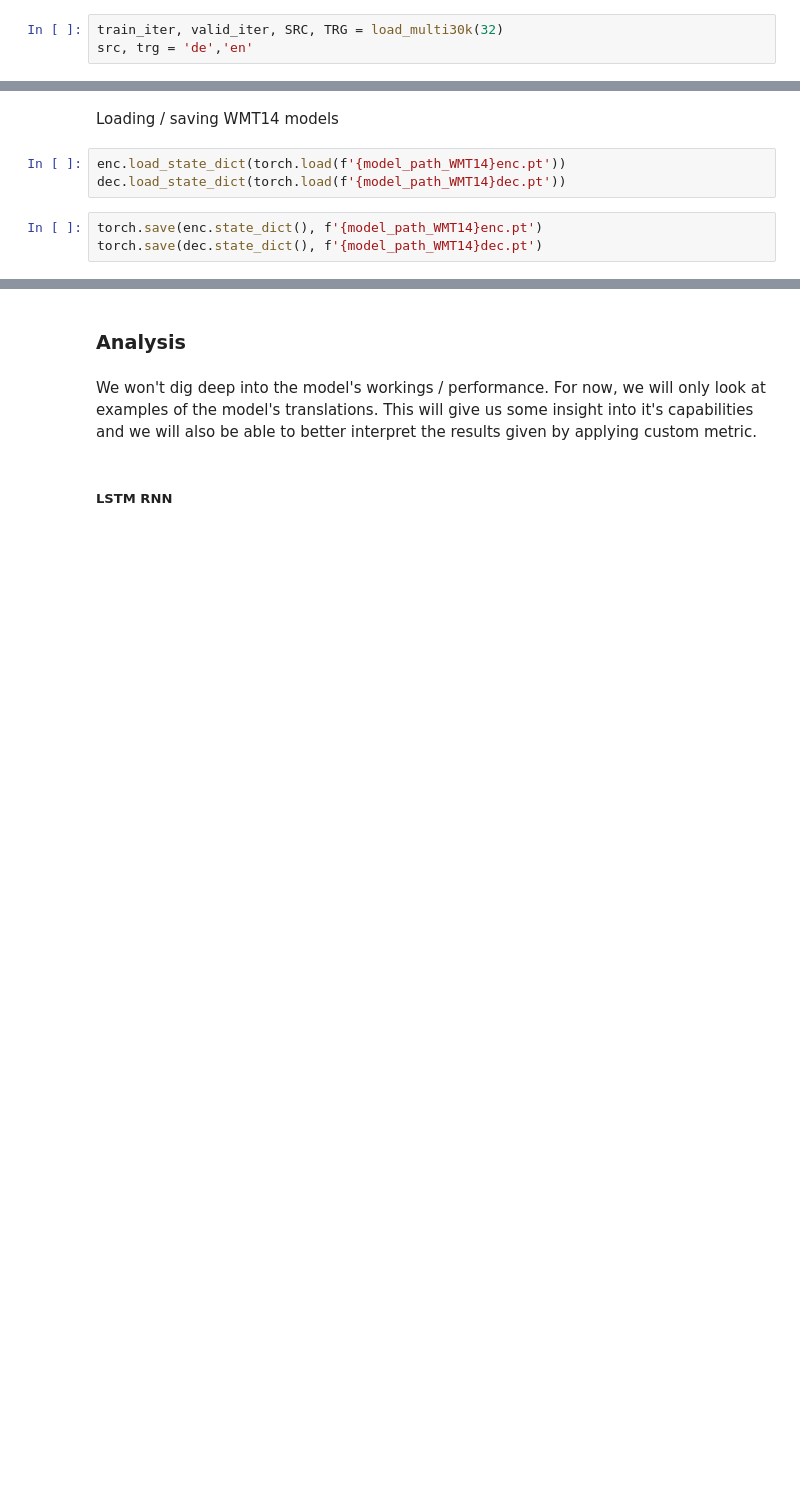
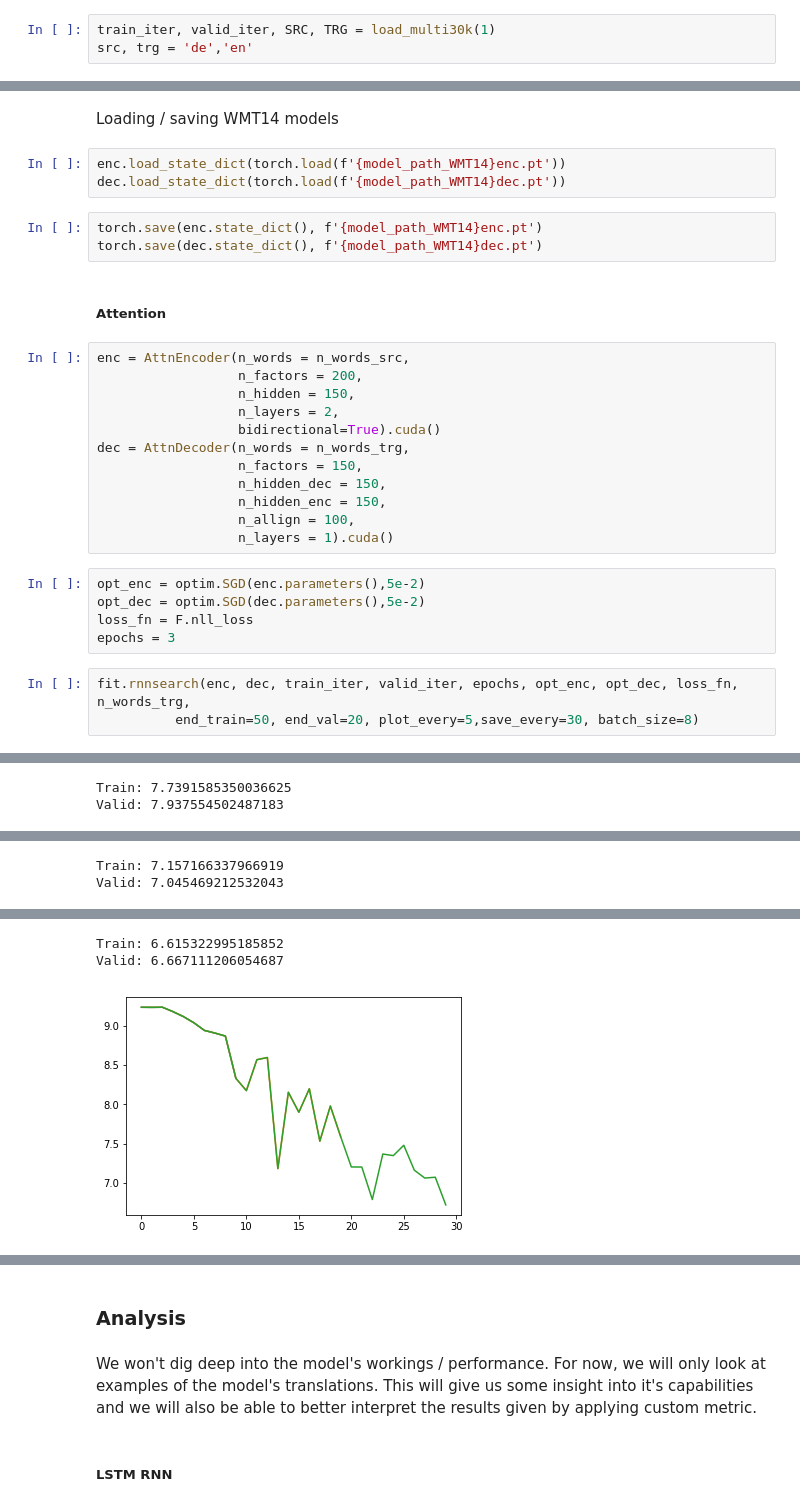
Before and after one commit to rumaak/exploring_machine_translation, a Jupyter notebook: Attention.ipynb, the cells around one changed output, grey strips where cells are left out. Saved outputs shown, nothing was run; the diff lists cells and outputs as text; blank space fills up the shorter version.

Commit message:
Added fit function for rnnsearch, united some lstm_rnn fit functions

```diff
--- a/Attention.ipynb
+++ b/Attention.ipynb
@@ -27,7 +27,7 @@ The autoreload extension is already loaded. To reload it, use:
 # %% [markdown]
 ##### Accessing data
 # %%
-train_iter, valid_iter, SRC, TRG = load_multi30k(32)
+train_iter, valid_iter, SRC, TRG = load_multi30k(1)
 src, trg = 'de','en'
 # %%
 n_words_src = len(SRC.vocab)
@@ -172,3 +171,26 @@ dec.load_state_dict(torch.load(f'{model_path_WMT14}dec.pt'))
 # %%
 torch.save(enc.state_dict(), f'{model_path_WMT14}enc.pt')
 torch.save(dec.state_dict(), f'{model_path_WMT14}dec.pt')
+# %% [markdown]
+##### Attention
+# %%
+enc = AttnEncoder(n_words = n_words_src,
+                  n_factors = 200,
+                  n_hidden = 150,
+                  n_layers = 2,
+                  bidirectional=True).cuda()
+dec = AttnDecoder(n_words = n_words_trg,
+                  n_factors = 150,
+                  n_hidden_dec = 150,
+                  n_hidden_enc = 150,
+                  n_allign = 100,
+                  n_layers = 1).cuda()
+# %%
+opt_enc = optim.SGD(enc.parameters(),5e-2)
+opt_dec = optim.SGD(dec.parameters(),5e-2)
+loss_fn = F.nll_loss
+epochs = 3
+# %%
+fit.rnnsearch(enc, dec, train_iter, valid_iter, epochs, opt_enc, opt_dec, loss_fn, n_words_trg,
+          end_train=50, end_val=20, plot_every=5,save_every=30, batch_size=8)
+# %% [output]
@@ -174,0 +198,2 @@ torch.save(dec.state_dict(), f'{model_path_WMT14}dec.pt')
+Train: 7.7391585350036625
+Valid: 7.937554502487183
@@ -174,0 +201,2 @@ torch.save(dec.state_dict(), f'{model_path_WMT14}dec.pt')
+Train: 7.157166337966919
+Valid: 7.045469212532043
@@ -174,0 +204,3 @@ torch.save(dec.state_dict(), f'{model_path_WMT14}dec.pt')
+Train: 6.615322995185852
+Valid: 6.667111206054687
+[figure, added]
```
Also changed, not shown: parts of 14 cells of this notebook, 33 other files.
